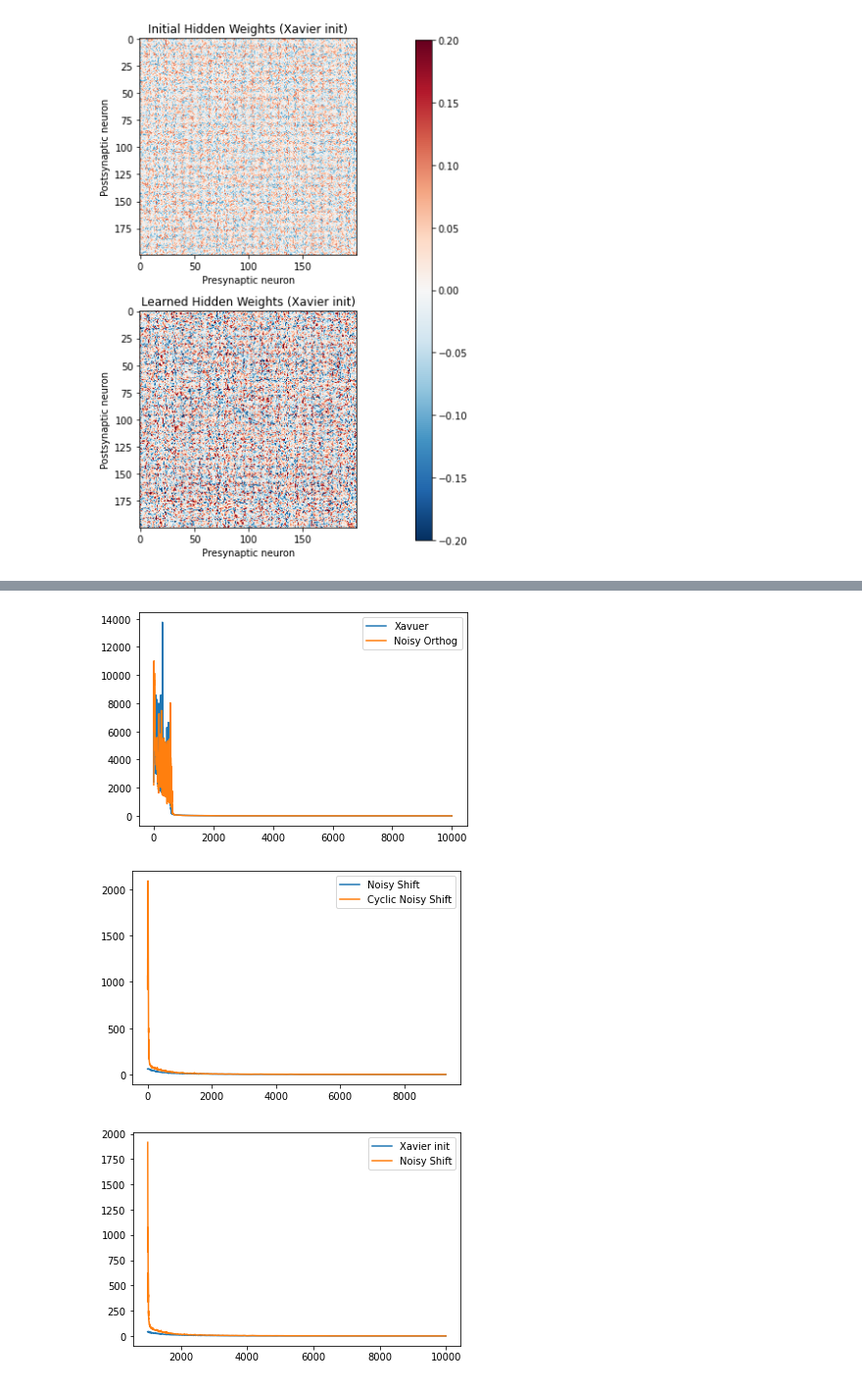
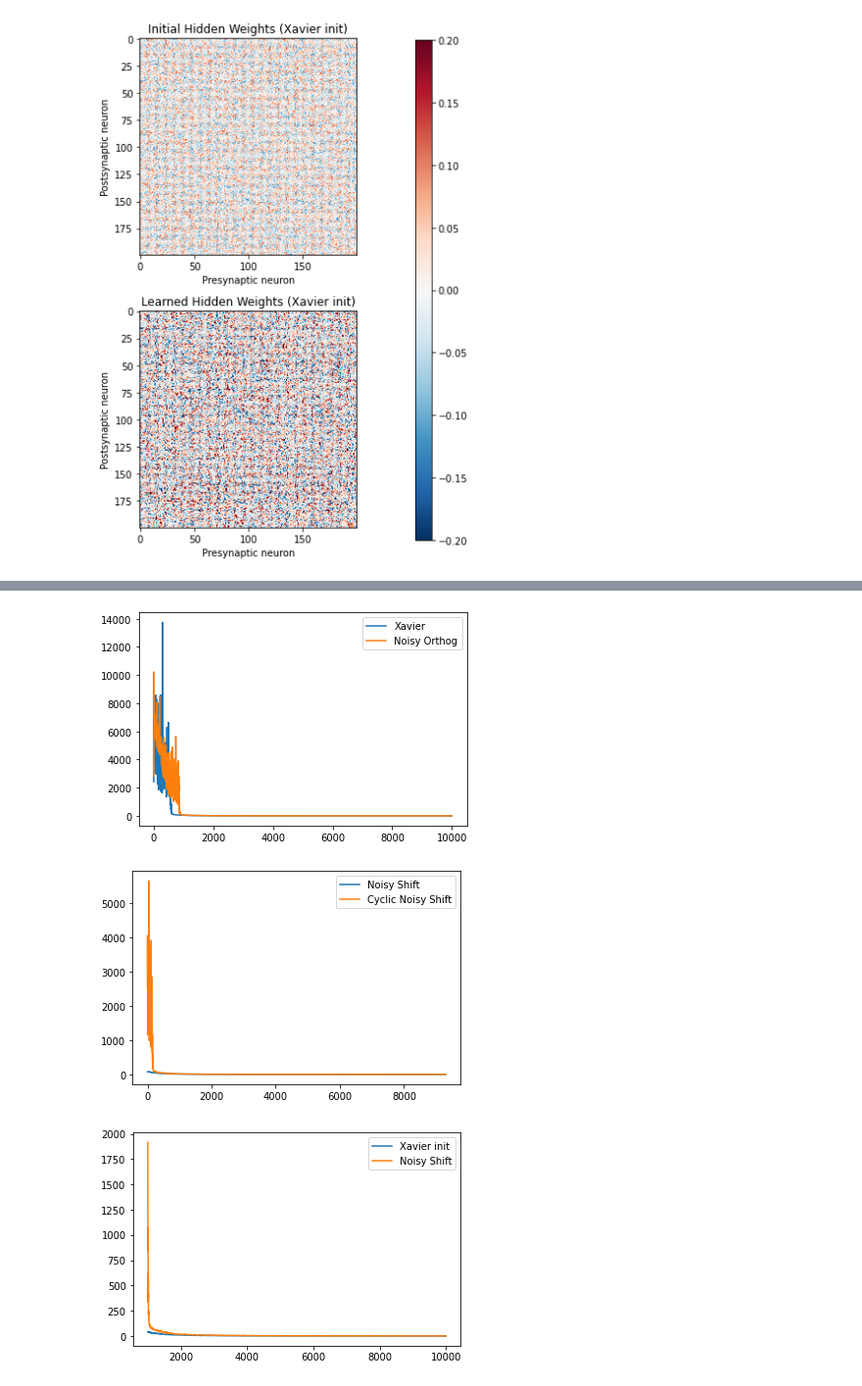
Before and after one commit to margotwagner/HCPrediction, a Jupyter notebook: notebooks/output-explorer.ipynb, the cells around one changed output, grey strips where cells are left out. Shown at 98% size. Drawn from its saved outputs; the diff is of its cells as text; code cells hidden in the pictures.

```diff
--- a/notebooks/output-explorer.ipynb
+++ b/notebooks/output-explorer.ipynb
@@ -35,4 +35,6 @@ def plot_sorted_weights(outputs, type="UNNAMED"):
 # %%
 baseline = torch.load("../Elman_SGD/predloss/no-mask/all-xavier-07092025.pth.tar")
 # %%
-outputs = torch.load("../Elman_SGD/predloss/noise/orthog-0.1-07152025.pth.tar")
+outputs = torch.load(
+    "../Elman_SGD/predloss/learned-noise/cyclic-shift-07162025.pth.tar"
+)
@@ -58,16 +113,16 @@ plt.plot(outputs["loss"][start_x:], label="Noisy Orthog")
 plt.legend()
 plt.show()
 # %% [output]
-[figure, old version]
+[figure, new version]
 # %%
 start_x = 700
 
-plt.plot(shift["loss"][start_x:], label="Noisy Shift")
-plt.plot(cyclic["loss"][start_x:], label="Cyclic Noisy Shift")
+plt.plot(baseline["loss"][start_x:], label="Noisy Shift")
+plt.plot(outputs["loss"][start_x:], label="Cyclic Noisy Shift")
 plt.legend()
 plt.show()
 # %% [output]
-[figure, old version]
+[figure, new version]
 # %%
 start_x = 1000
 
```
Also changed, not shown: parts of 7 cells of this notebook, 4 other files.
